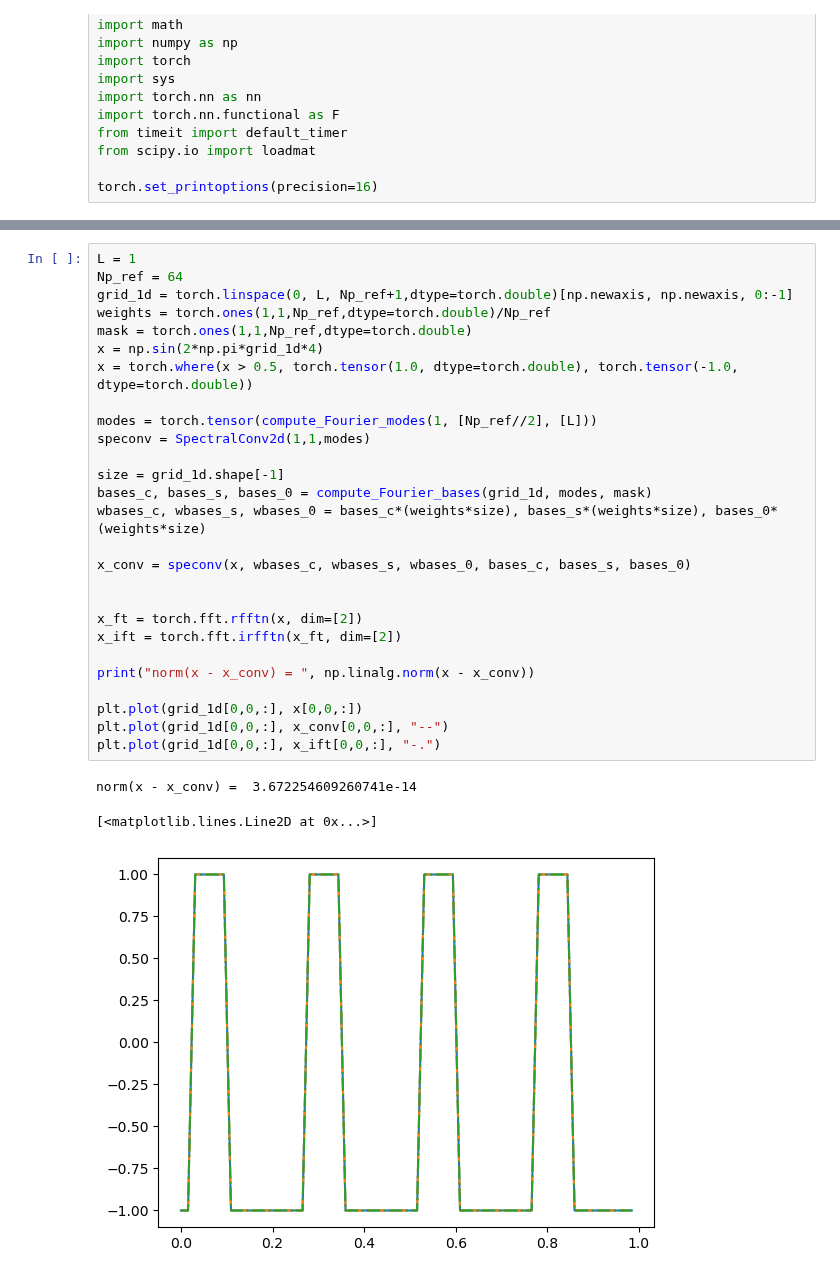
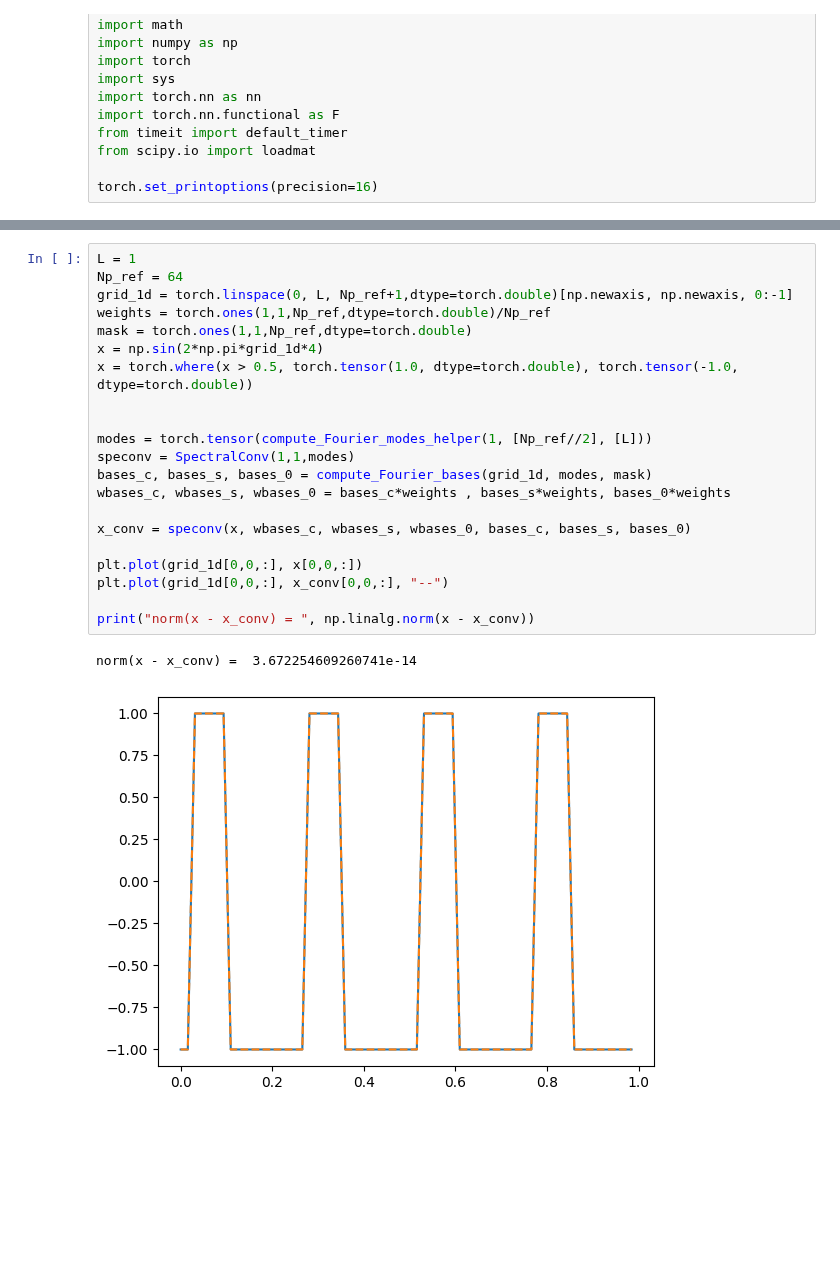
Before and after one commit to PKU-CMEGroup/NeuralOperator, a Jupyter notebook: docs/fno.ipynb, the cells around one changed output, grey strips where cells are left out. Drawn from its saved outputs; the diff is of its cells as text; blank space fills up the shorter version.

```diff
--- a/docs/fno.ipynb
+++ b/docs/fno.ipynb
@@ -96,31 +279,24 @@ class SpectralConv2d(nn.Module):
 # %%
 L = 1
 Np_ref = 64
 grid_1d = torch.linspace(0, L, Np_ref+1,dtype=torch.double)[np.newaxis, np.newaxis, 0:-1]
 weights = torch.ones(1,1,Np_ref,dtype=torch.double)/Np_ref
 mask = torch.ones(1,1,Np_ref,dtype=torch.double)
 x = np.sin(2*np.pi*grid_1d*4)
 x = torch.where(x > 0.5, torch.tensor(1.0, dtype=torch.double), torch.tensor(-1.0, dtype=torch.double))
 
-modes = torch.tensor(compute_Fourier_modes(1, [Np_ref//2], [L]))
-speconv = SpectralConv2d(1,1,modes)
 
-size = grid_1d.shape[-1]
+modes = torch.tensor(compute_Fourier_modes_helper(1, [Np_ref//2], [L]))
+speconv = SpectralConv(1,1,modes)
 bases_c, bases_s, bases_0 = compute_Fourier_bases(grid_1d, modes, mask)
-wbases_c, wbases_s, wbases_0 = bases_c*(weights*size), bases_s*(weights*size), bases_0*(weights*size)
+wbases_c, wbases_s, wbases_0 = bases_c*weights , bases_s*weights, bases_0*weights
 
 x_conv = speconv(x, wbases_c, wbases_s, wbases_0, bases_c, bases_s, bases_0)
 
-
-x_ft = torch.fft.rfftn(x, dim=[2])
-x_ift = torch.fft.irfftn(x_ft, dim=[2])
+plt.plot(grid_1d[0,0,:], x[0,0,:])
+plt.plot(grid_1d[0,0,:], x_conv[0,0,:], "--")
 
 print("norm(x - x_conv) = ", np.linalg.norm(x - x_conv))
-
-plt.plot(grid_1d[0,0,:], x[0,0,:])
-plt.plot(grid_1d[0,0,:], x_conv[0,0,:], "--")
-plt.plot(grid_1d[0,0,:], x_ift[0,0,:], "-.")
 # %% [output]
 norm(x - x_conv) =  3.672254609260741e-14
-[<matplotlib.lines.Line2D at 0x...>]
-[figure, old version]
+[figure, new version]
```
Also changed, not shown: parts of 15 cells of this notebook.
